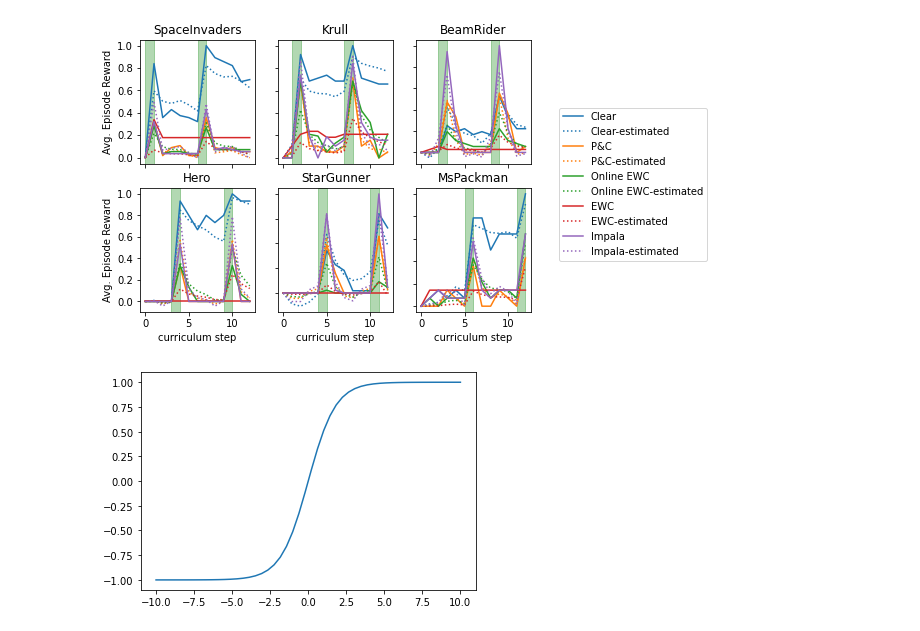
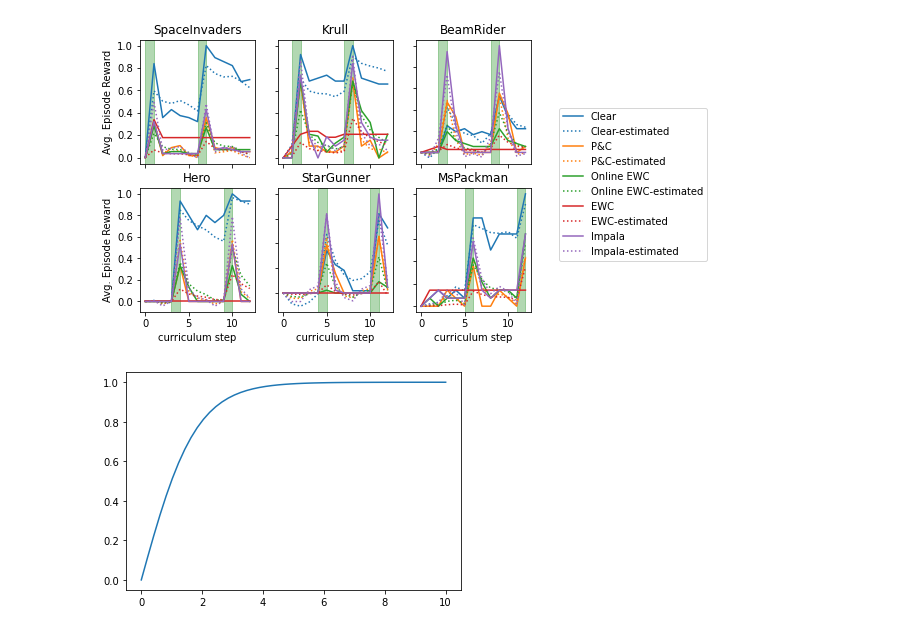
Before and after one commit to lifelong-learning-systems/clamp, a Jupyter notebook: notebooks/clamp.ipynb, the cells around one changed output. Cells and saved outputs as stored; diff of their text form; code cells hidden in the pictures.

```diff
--- a/notebooks/ideal_analysis.ipynb
+++ b/notebooks/clamp.ipynb
@@ -547,9 +552,9 @@ for ax in axs.flat:
 # %% [output]
 [figure]
 # %%
-x = np.linspace(-10,10)
+x = np.linspace(0,10)
 y = (1/(1+(np.exp(-1*x/.90)))*2)-1
 plt.plot(x,y)
 plt.show()
 # %% [output]
-[figure, old version]
+[figure, new version]
```
Also changed, not shown: parts of 3 cells of this notebook, 1 other file.
